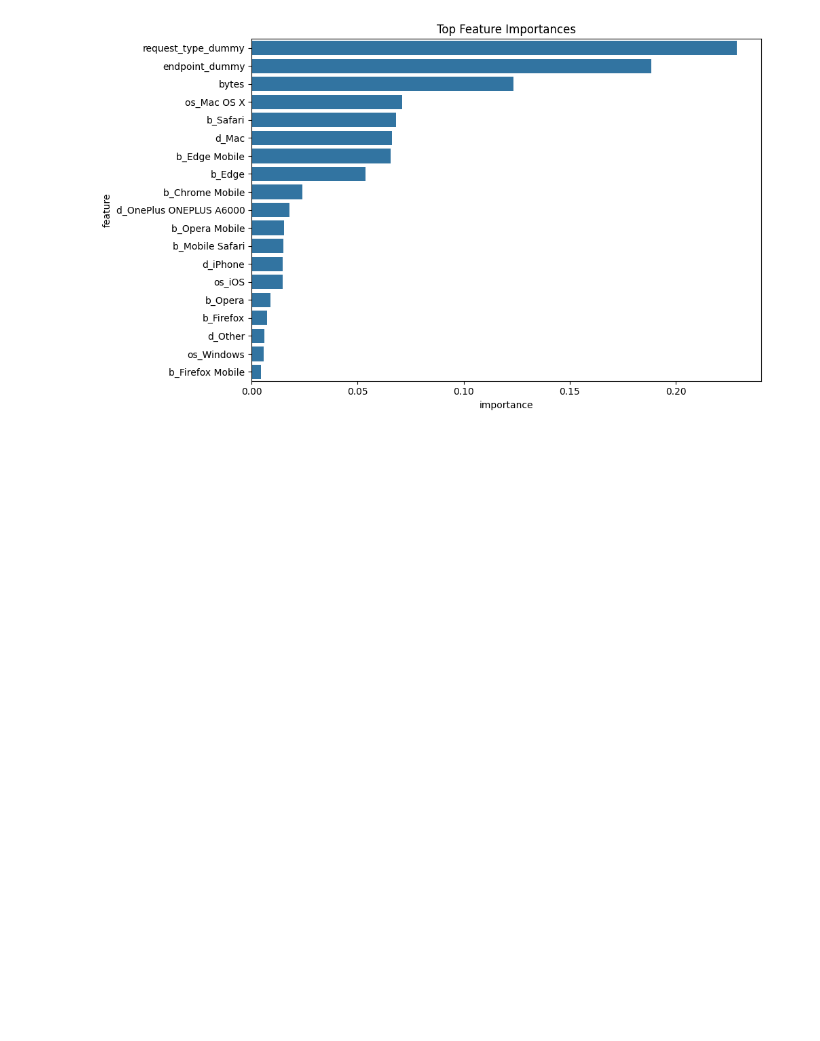
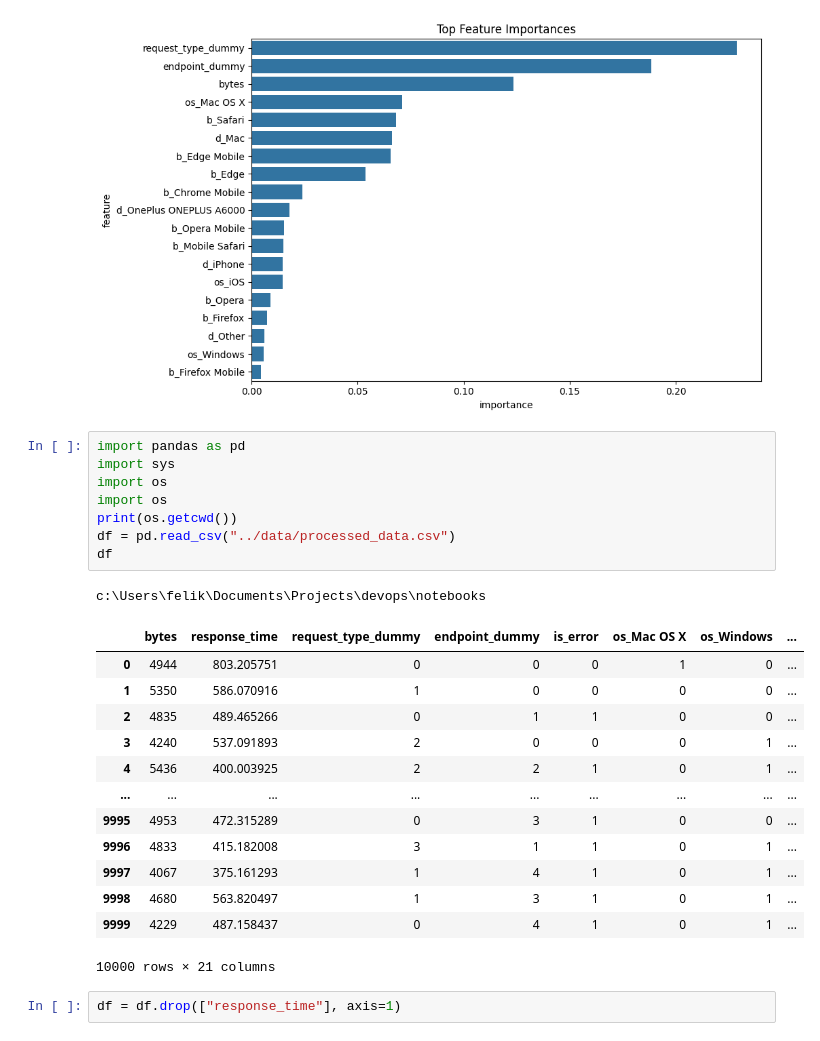
Before and after one commit to jacobrak/logscan, a Jupyter notebook: notebooks/testnotebook.ipynb, the cells around one changed output. Cells and saved outputs as stored; diff of their text form; blank space fills up the shorter version.

```diff
--- a/notebooks/testnotebook.ipynb
+++ b/notebooks/testnotebook.ipynb
@@ -231,3 +231,28 @@ plt.tight_layout()
 plt.show()
 # %% [output]
 [figure]
+# %%
+import pandas as pd
+import sys
+import os
+import os
+print(os.getcwd())
+df = pd.read_csv("../data/processed_data.csv")
+df
+# %% [output]
+c:\Users\felik\Documents\Projects\devops\notebooks
+|  | bytes | response_time | request_type_dummy | endpoint_dummy | is_error | os_Mac OS X | os_Windows | ... |
+| 0 | 4944 | 803.205751 | 0 | 0 | 0 | 1 | 0 | ... |
+| 1 | 5350 | 586.070916 | 1 | 0 | 0 | 0 | 0 | ... |
+| 2 | 4835 | 489.465266 | 0 | 1 | 1 | 0 | 0 | ... |
+| 3 | 4240 | 537.091893 | 2 | 0 | 0 | 0 | 1 | ... |
+| 4 | 5436 | 400.003925 | 2 | 2 | 1 | 0 | 1 | ... |
+| ... | ... | ... | ... | ... | ... | ... | ... | ... |
+| 9995 | 4953 | 472.315289 | 0 | 3 | 1 | 0 | 0 | ... |
+| 9996 | 4833 | 415.182008 | 3 | 1 | 1 | 0 | 1 | ... |
+| 9997 | 4067 | 375.161293 | 1 | 4 | 1 | 0 | 1 | ... |
+| 9998 | 4680 | 563.820497 | 1 | 3 | 1 | 0 | 1 | ... |
+| 9999 | 4229 | 487.158437 | 0 | 4 | 1 | 0 | 1 | ... |
+10000 rows × 21 columns
+# %%
+df = df.drop(["response_time"], axis=1)
```
Also changed, not shown: parts of 2 cells of this notebook, 1 other file.
